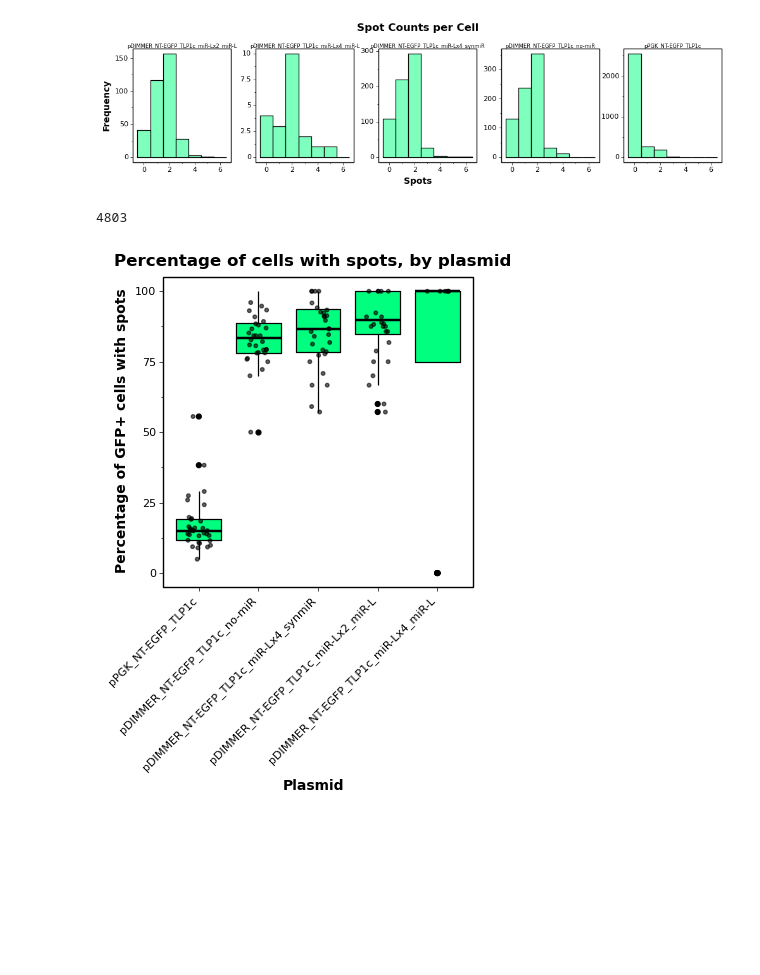
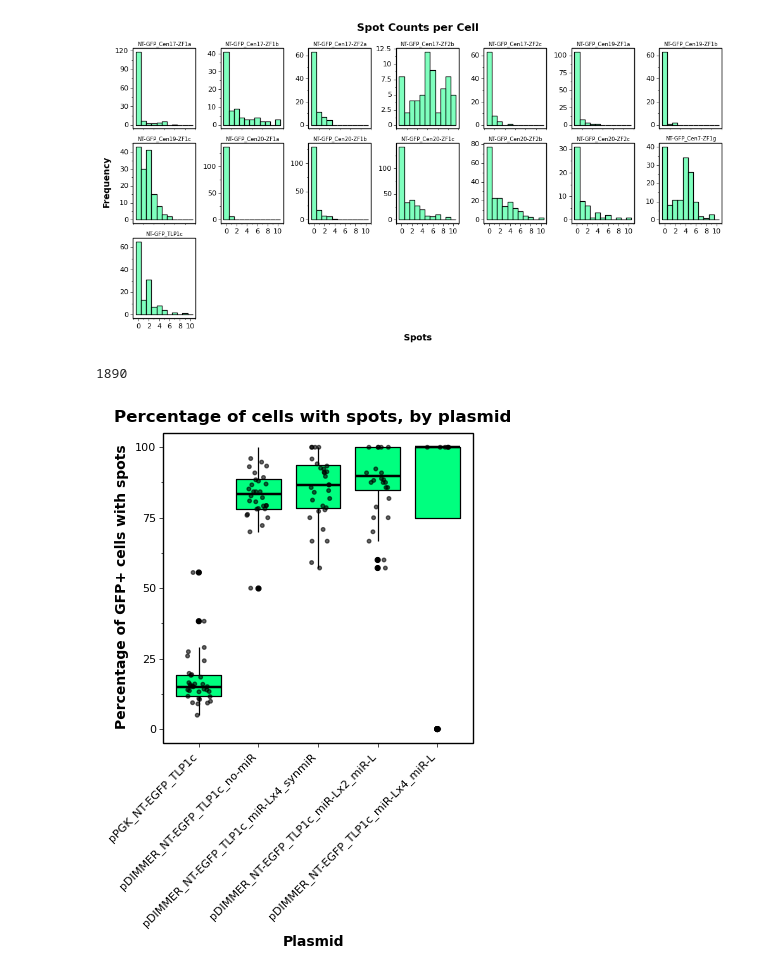
Before and after one commit to timotheelionnet/python_image-analysis, a Jupyter notebook: notebooks/spot-findr.ipynb, the cells around one changed output. Saved outputs shown, nothing was run; the diff lists cells and outputs as text; code cells hidden in the pictures; blank space fills up the shorter version.

```diff
--- a/notebooks/spot-findr.ipynb
+++ b/notebooks/spot-findr.ipynb
@@ -25,10 +25,11 @@ logging.basicConfig(level=logging.INFO, format='%(asctime)s - %(levelname)s - %(
 # Define path names and load some basic functions for reading in files
 
 # Define the location of the file to read
-parent_directory = "/Users/nestor/Dropbox/Work/DIMMERs/microscope-data" # modify if needed
+parent_directory = "/Users/nestor/Documents/NYU-ISG/microscope-data" # modify if needed
 repo_directory = "/Users/nestor/Documents/NYU-ISG/python_image-analysis" # analysis code directory
-experiment_list = ["08052024_pDIMMERs", "08122024_pDIMMERs",
-                  "10032024_pDIMMERs", "10072024_pDIMMERs"] # this will be changed for each experiment
+experiment_list = ["09042024_Cen-ZF_set3_session1", "09092024_Cen-ZF_set3_session2",
+                  "09102024_Cen-ZF_set3_session3", "09122024_Cen-ZF_set3_session4",
+                  "09172024_Cen-ZF_set3_session5", "09262024_Cen-ZF_set3_session6"] # this will be changed for each experiment
 
 # This dictionary defines the folder inside of "experiment" that contains masks
 file_folders = {
@@ -357,6 +370,6 @@ print(spot_df.head(10))
 # %%
 # Read in the cell classification generated by me with img-explorer.ipynb
-cell_clx = pd.read_csv(os.path.join(repo_directory, "pDIMMERs_cell-class.csv"))
+cell_clx = pd.read_csv(os.path.join(repo_directory, "results/", "Cen-ZFs_all-sessions_class.csv"))
 cell_clx.rename(columns = {'filename': 'base_name',
                            'ROI_index': 'ROI'}, inplace = True)
 # %%
@@ -374,7 +387,7 @@ taz_data['tx_status_taz'] = np.where(taz_data['within_threshold'] == "Y", "N", "
 # %%
 # Merge spot_df with my own classification
 spot_df = pd.merge(spot_df,
-                   cell_clx[['plasmid', 'experiment', 'base_name', 'ROI', 'tx_status_thr', 'ch1_log10_median']],
+                   cell_clx[['plasmid', 'experiment', 'base_name', 'ROI', 'tx_status_thr', 'tx_status_gmm', 'ch1_log10_median']],
                    on = ['base_name', 'experiment', 'ROI'], how = 'inner')
 # %%
 # Or merge with Tasnim's classification
@@ -393,20 +428,19 @@ print(spot_df['base_name'].count())
 channel_colors = {1: 'blue', 2: 'springgreen', 3: 'magenta'}
 
 # Define some list of values to filter by
-my_plasmids = ['pDIMMER_NT-EGFP_TLP1c_no-miR', 'pDIMMER_NT-EGFP_TLP1c_miR-Lx4_synmiR',
-               'pDIMMER_NT-EGFP_TLP1c_miR-Lx4_miR-L', 'pDIMMER_NT-EGFP_TLP1c_miR-Lx2_miR-L',
-               'pPGK_NT-EGFP_TLP1c', 'pDIMMER_NT-EGFP_TLP1c_mirLx4_mRuby_miR-L',
-               'pDIMMER_NT-EGFP_TLP1c_mirLx4_mRuby_synmiR', 'none']
-aug_experiments = ['08052024_pDIMMERs', '08122024_pDIMMERs']
-oct_experiments = ['10032024_pDIMMERs', '10072024_pDIMMERs']
+#my_plasmids = []
+#aug_experiments = ['08052024_pDIMMERs', '08122024_pDIMMERs']
+#oct_experiments = ['10032024_pDIMMERs', '10072024_pDIMMERs']
 
 # Reorder channels so that Channel 2 (GFP) is plotted over Channel 3 (FISH)
 spot_df['channel'] = pd.Categorical(spot_df['channel'], categories=[3, 2], ordered=True)
 
-my_spots = spot_df[(spot_df['spot_count'] <= 10) &
-(spot_df['experiment'].isin(aug_experiments)) &
-(spot_df['tx_status_taz'] == 'Y') &
-(spot_df['plasmid'] != "none")]
+my_spots = spot_df[(spot_df['experiment'] == experiment_list[3]) &
+(spot_df['tx_status_gmm'] == 'Y') & (spot_df['spot_count'] <= 10)]
+# &
+# &
+#(spot_df['plasmid'] != "none")
+
 
 # Determine the largest number of spots to set the X axis of the plot
 #max_spot_count = spot_df['spot_count'].max()
@@ -415,41 +449,41 @@ max_spot_count = 10
 # Define the plot with overlaid histograms for each channel
 spot_histogram = (
     p9.ggplot(my_spots,
               p9.aes(x = 'spot_count',
                      fill = 'factor(channel)')) +  # Set the data and x-axis aesthetic
     p9.geom_histogram(binwidth = 1, color = 'black',
                       alpha = 0.5, position = 'identity') +  # Overlaid histograms
     p9.labs(title = 'Spot Counts per Cell',
             x = 'Spots', y = 'Frequency', fill = 'Channel') +  # Add labels
-    #p9.facet_grid('tx_status_taz ~ plasmid', scales = "free_y") +
-    p9.facet_wrap(' ~ plasmid', scales = 'free_y', nrow = 1) +
+    p9.facet_wrap(' ~ plasmid', scales = "free_y", ncol = 7) +
+    #p9.facet_wrap(' ~ plasmid', scales = 'free_y', nrow = 1) +
     p9.scale_fill_manual(values = channel_colors) +  # Apply the custom channel colors
     p9.scale_x_continuous(breaks = range(0, max_spot_count + 1, 2)) +
     p9.theme_bw() +  # Apply theme
     p9.theme(figure_size = (12, 6),
-             subplots_adjust = {'wspace': 0.25},  # Adjust space between plots
+             subplots_adjust = {'wspace': 0.4},  # Adjust space between plots
              aspect_ratio = 1,
              panel_grid = p9.element_blank(),
              panel_border = p9.element_rect(color='black', linewidth=1),
              axis_ticks = p9.element_line(color='black', linewidth=0.5),
              plot_title = p9.element_text(size=12, color='black', face='bold'),
              axis_text = p9.element_text(size=8, color='black'),
              axis_title = p9.element_text(size=10, color='black', face='bold'),
              legend_text = p9.element_text(size=8, color='black'),
              legend_title = p9.element_text(size=10, color='black', face='bold'),
              legend_position = 'none',
              strip_background = p9.element_blank(),
              strip_text = p9.element_text(size=6, color='black'))
 )
 
 # Display the plot
 print(spot_histogram)
 # %% [output]
-[figure, old version]
+[figure, new version]
 # %%
 print(my_spots.groupby(['base_name', 'ROI']).ngroups)
 # %% [output]
-4803
+1890
 # %%
 # Calculate the fraction of positive cells that have 1-4 spots vs no spots
 
```
Also changed, not shown: parts of 8 cells of this notebook.
